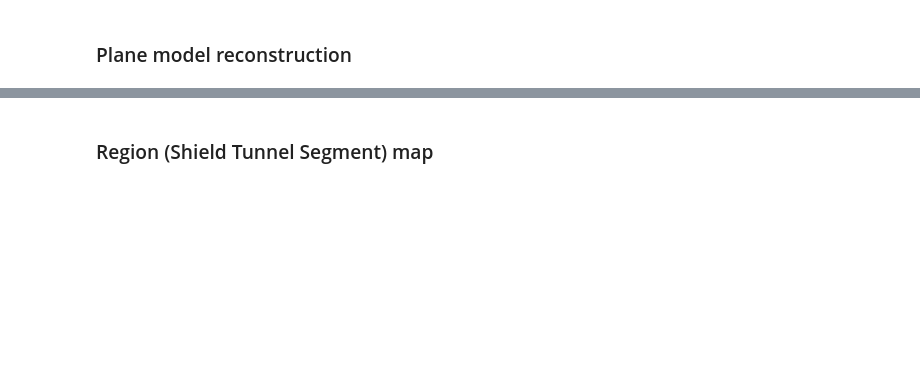
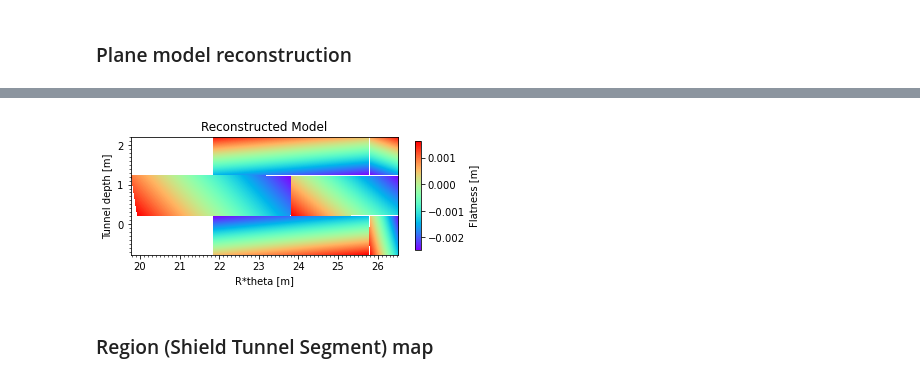
Before and after one commit to maech13/jupyter-notebooks, a Jupyter notebook: shield-tunnel-plane-segment-analysis.ipynb, the cells around one changed output, grey strips where cells are left out. Saved outputs shown, nothing was run; the diff lists cells and outputs as text; code cells hidden in the pictures; blank space fills up the shorter version.

```diff
--- a/shield-tunnel-plane-segment-analysis.ipynb
+++ b/shield-tunnel-plane-segment-analysis.ipynb
@@ -164,13 +185,13 @@ for i, region_id in enumerate(region_id_list):
     gz_model_list.append(gz_masked.filled())
 # %%
 # visualize models
-fig_title = 'Modelmap'
+fig_title = 'Reconstructed Model'
 for gz in gz_model_list:
-    plt.imshow(-gz.transpose(), cmap='rainbow', extent=[np.min(y), np.max(y), np.min(x), np.max(x)])
+    plt.imshow(-gz.transpose(), cmap='rainbow', extent=extent_transposed, interpolation='none')
 cbar = plt.colorbar(shrink=0.5)  # orientation='horizontal'
 cbar.set_label('Flatness [m]')
 set_plot_label()
 plt.title(fig_title)
+save_plot(os.path.join(save_dirpath, cloud_filename + '_' + fig_title + '.png' ))
 plt.show()
-save_plot(os.path.join(save_dirpath, cloud_filename + '_' + fig_title + '.png' ))
 # %% [output]
@@ -179,3 +198,4 @@ save_plot(os.path.join(save_dirpath, cloud_filename + '_' + fig_title + '.png' )
+[figure, added]
 # %% [markdown]
 ### Region (Shield Tunnel Segment) map
 # %%
```
Also changed, not shown: parts of 51 cells of this notebook, 1 other file.
